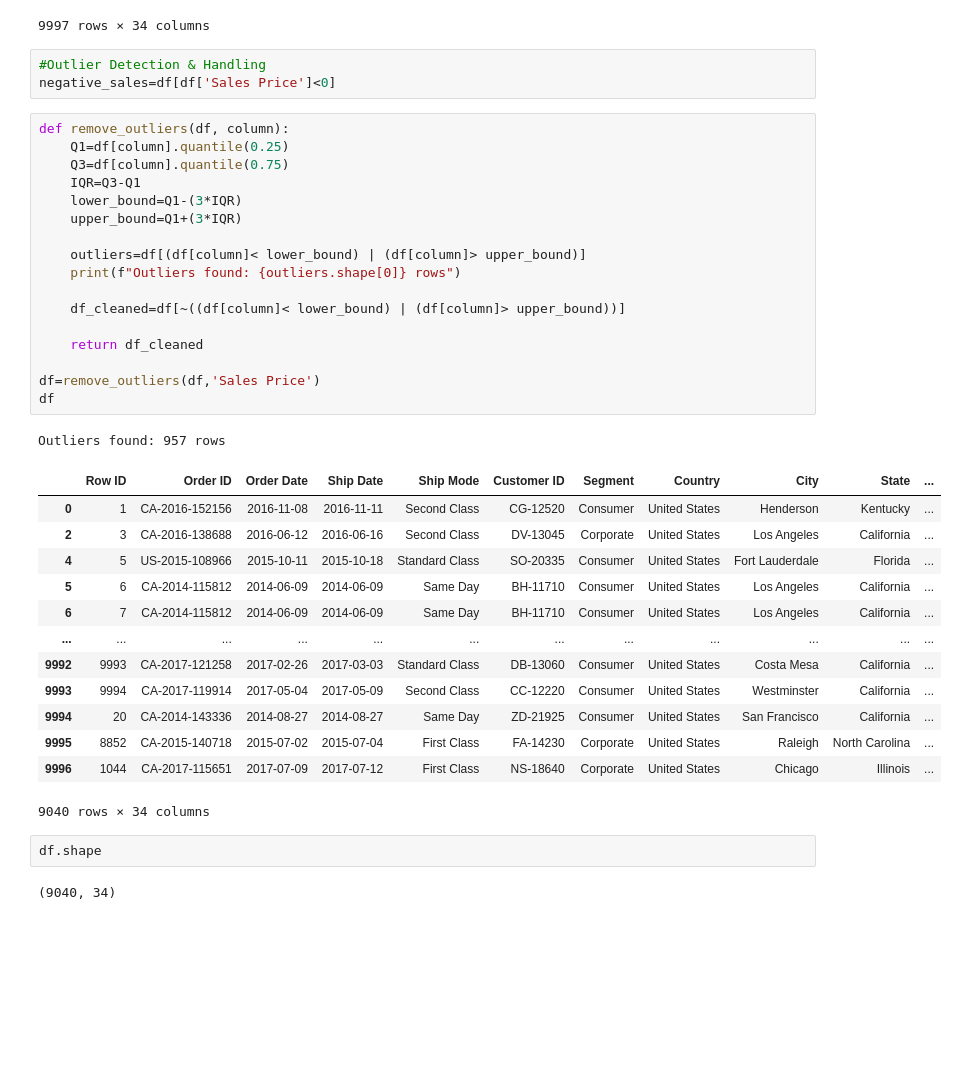
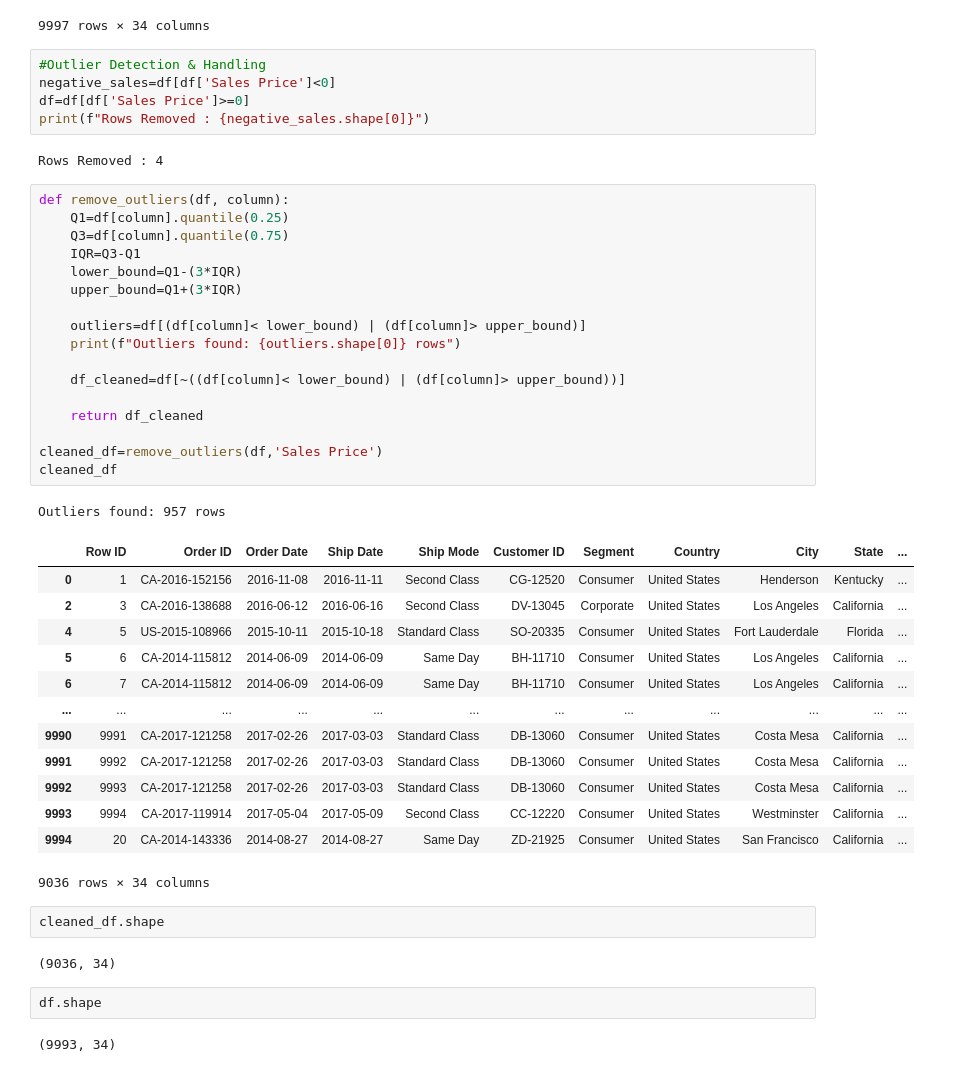
Before and after one commit to Shyam1327/SuperStore_Sales, a Jupyter notebook: SuperStore_Sales.ipynb, the cells around one changed output. Cells and saved outputs as stored; diff of their text form; blank space fills up the shorter version.

```diff
--- a/SuperStore_Sales.ipynb
+++ b/SuperStore_Sales.ipynb
@@ -858,39 +858,47 @@ df
 # %%
 #Outlier Detection & Handling
 negative_sales=df[df['Sales Price']<0]
+df=df[df['Sales Price']>=0]
+print(f"Rows Removed : {negative_sales.shape[0]}")
+# %% [output]
+Rows Removed : 4
 # %%
 def remove_outliers(df, column):
     Q1=df[column].quantile(0.25)
     Q3=df[column].quantile(0.75)
     IQR=Q3-Q1
     lower_bound=Q1-(3*IQR)
     upper_bound=Q1+(3*IQR)
 
     outliers=df[(df[column]< lower_bound) | (df[column]> upper_bound)]
     print(f"Outliers found: {outliers.shape[0]} rows")
 
     df_cleaned=df[~((df[column]< lower_bound) | (df[column]> upper_bound))]
 
     return df_cleaned
 
-df=remove_outliers(df,'Sales Price')
-df
+cleaned_df=remove_outliers(df,'Sales Price')
+cleaned_df
 # %% [output]
 Outliers found: 957 rows
 |  | Row ID | Order ID | Order Date | Ship Date | Ship Mode | Customer ID | Segment | Country | City | State | ... |
 | 0 | 1 | CA-2016-152156 | 2016-11-08 | 2016-11-11 | Second Class | CG-12520 | Consumer | United States | Henderson | Kentucky | ... |
 | 2 | 3 | CA-2016-138688 | 2016-06-12 | 2016-06-16 | Second Class | DV-13045 | Corporate | United States | Los Angeles | California | ... |
 | 4 | 5 | US-2015-108966 | 2015-10-11 | 2015-10-18 | Standard Class | SO-20335 | Consumer | United States | Fort Lauderdale | Florida | ... |
 | 5 | 6 | CA-2014-115812 | 2014-06-09 | 2014-06-09 | Same Day | BH-11710 | Consumer | United States | Los Angeles | California | ... |
 | 6 | 7 | CA-2014-115812 | 2014-06-09 | 2014-06-09 | Same Day | BH-11710 | Consumer | United States | Los Angeles | California | ... |
 | ... | ... | ... | ... | ... | ... | ... | ... | ... | ... | ... | ... |
+| 9990 | 9991 | CA-2017-121258 | 2017-02-26 | 2017-03-03 | Standard Class | DB-13060 | Consumer | United States | Costa Mesa | California | ... |
+| 9991 | 9992 | CA-2017-121258 | 2017-02-26 | 2017-03-03 | Standard Class | DB-13060 | Consumer | United States | Costa Mesa | California | ... |
 | 9992 | 9993 | CA-2017-121258 | 2017-02-26 | 2017-03-03 | Standard Class | DB-13060 | Consumer | United States | Costa Mesa | California | ... |
 | 9993 | 9994 | CA-2017-119914 | 2017-05-04 | 2017-05-09 | Second Class | CC-12220 | Consumer | United States | Westminster | California | ... |
 | 9994 | 20 | CA-2014-143336 | 2014-08-27 | 2014-08-27 | Same Day | ZD-21925 | Consumer | United States | San Francisco | California | ... |
-| 9995 | 8852 | CA-2015-140718 | 2015-07-02 | 2015-07-04 | First Class | FA-14230 | Corporate | United States | Raleigh | North Carolina | ... |
-| 9996 | 1044 | CA-2017-115651 | 2017-07-09 | 2017-07-12 | First Class | NS-18640 | Corporate | United States | Chicago | Illinois | ... |
-9040 rows × 34 columns
+9036 rows × 34 columns
 # %%
-df.shape
+cleaned_df.shape
 # %% [output]
-(9040, 34)
+(9036, 34)
+# %%
+df.shape
+# %% [output]
+(9993, 34)
```
Also changed, not shown: parts of 9 cells of this notebook.
